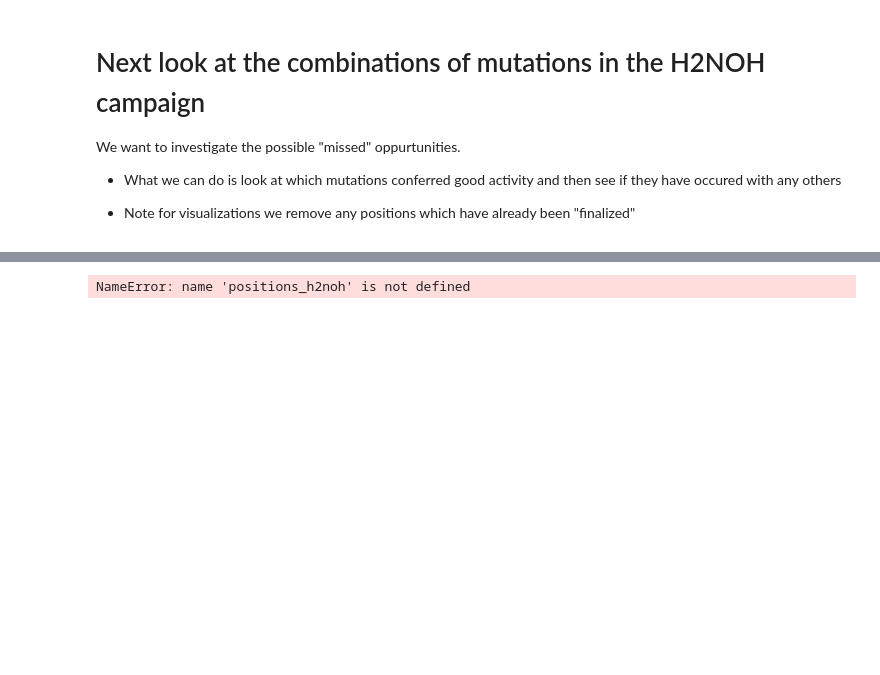
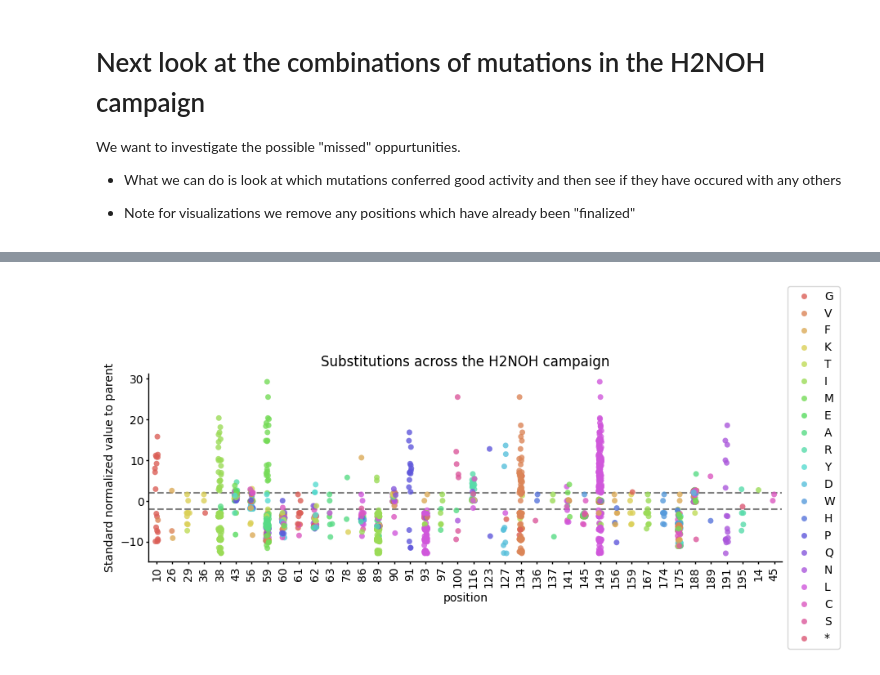
Before and after one commit to ArianeMora/beta_aminoacids, a Jupyter notebook: LevSeq_Results_Vis.ipynb, the cells around one changed output, grey strips where cells are left out. Saved outputs shown, nothing was run; the diff lists cells and outputs as text; code cells hidden in the pictures; blank space fills up the shorter version.

```diff
--- a/LevSeq_Results_Vis.ipynb
+++ b/LevSeq_Results_Vis.ipynb
@@ -489,17 +603,20 @@ negative_vis_df
 # %%
-vis_df = vis_df[~vis_df['position'].isin(positions_h2noh)]
+vis_df = vis_df[~vis_df['position'].isin(h2noh_positions)]
 positive_positions = set(vis_df['position'].values)
 vis_df['position'] = [str(int(p)) for p in vis_df['position'].values]
 negative_vis_df['position'] = [str(int(p)) for p in negative_vis_df['position'].values]
 df = pd.concat([negative_vis_df, vis_df])
 plt.figure(figsize=(10, 3))
-ax = sns.stripplot(df, x='position', y='value', hue='aa', alpha=0.8, palette='viridis')
-plt.ylabel('Fold change above parent')
+ax = sns.stripplot(df, x='position', y='value', hue='aa', alpha=0.8, palette='hls')
+plt.ylabel('Standard normalized value to parent')
 ax.legend(loc='center left', bbox_to_anchor=(1, 0.5))
 
 clean_plt(ax)
+plt.axhline(y=-2, color='grey', linestyle='--')
+plt.axhline(y=2, color='grey', linestyle='--')
 plt.title('Substitutions across the H2NOH campaign')
 plt.savefig(f'{fig_dir}stripplot_Substitutions across the H2NOH campaign - aa'.replace(' ', '_') + '.png', dpi=300)
+plt.savefig(f'{fig_dir}stripplot_Substitutions across the H2NOH campaign - aa'.replace(' ', '_') + '.svg')
 # %% [output]
-NameError: name 'positions_h2noh' is not defined
+[figure, added]
 # %%
```
Also changed, not shown: parts of 38 cells of this notebook, 2 other files.
